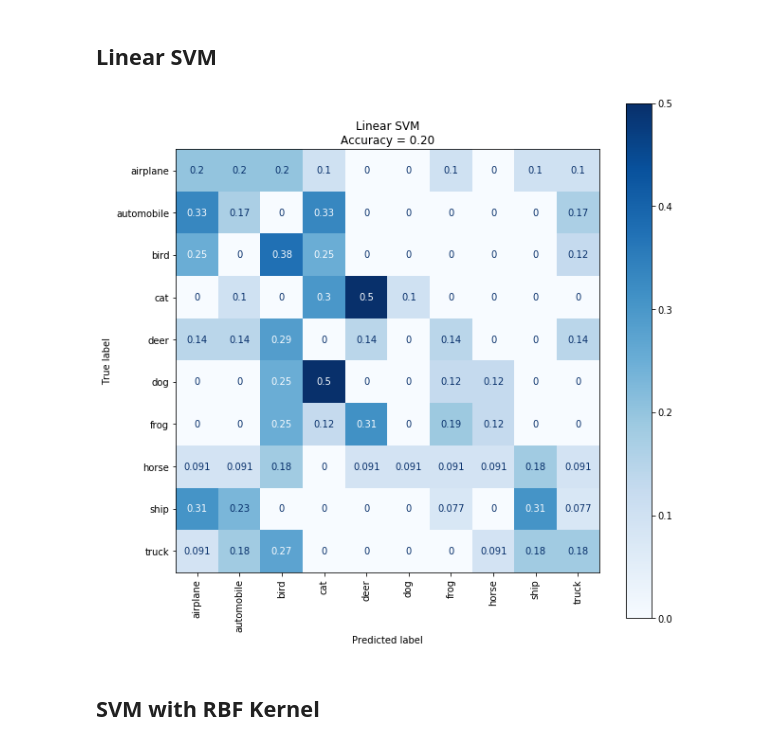
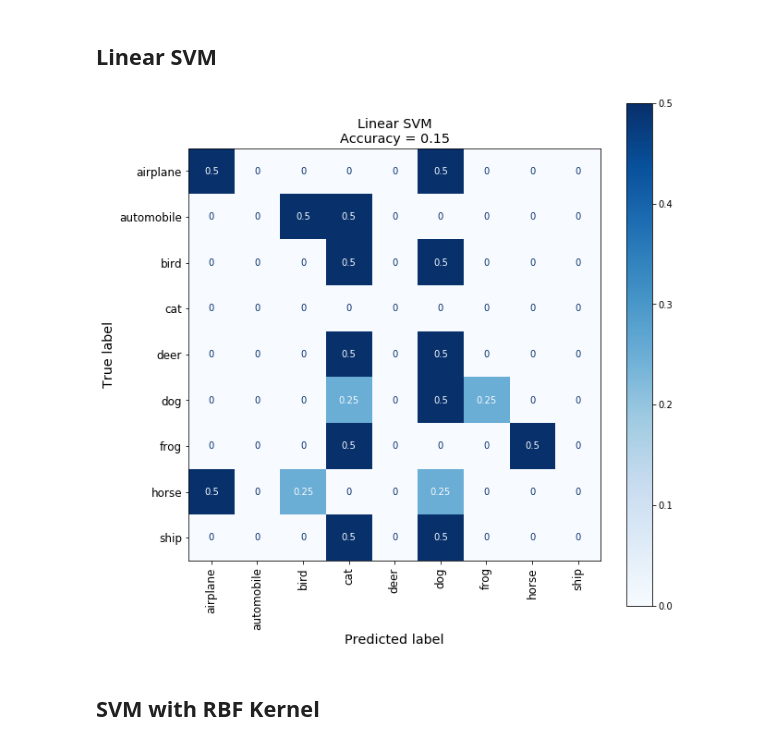
Before and after one commit to TomerRonen34/dl_theory, a Jupyter notebook: ex1/ex1.ipynb, the cells around one changed output. Saved outputs shown, nothing was run; the diff lists cells and outputs as text; code cells hidden in the pictures.

Commit message:
calculating and plotting the confusion matrix

```diff
--- a/ex1/ex1.ipynb
+++ b/ex1/ex1.ipynb
@@ -21,24 +19,32 @@ from utils import shuffle_multiple_arrays, plot_model_results
 # %%
 seed = 34
+save_dir = "models"
 # %% [markdown]
 ### Prepare data
 # %%
 orig_train_images, orig_train_labels, test_images, test_labels, class_names = load_cifar_dataset("cifar-10-batches-py")
 train_images, train_labels = shuffle_multiple_arrays(orig_train_images, orig_train_labels, seed=seed)
+
 X_train = train_images.reshape(len(train_images), -1)
 X_test = test_images.reshape(len(test_images), -1)
+y_train = train_labels.copy()
+y_test = test_labels.copy()
 # %%
-# n = 100
-# X_train, train_labels, X_test, test_labels = X_train[:n], train_labels[:n], X_test[:n], test_labels[:n]
+n = 20
+X_train, y_train, X_test, y_test = X_train[:n], y_train[:n], X_test[:n], y_test[:n]
 # %% [markdown]
 ## Linear SVM
-# %%
-model = SVC(kernel="linear", random_state=seed)
-model.fit(X_train, train_labels)
-y_pred = model.predict(X_test)
-y_true = test_labels
-plot_model_results(y_true, y_pred, class_names, model_name="Linear SVM")
-# %% [output]
-[figure, removed]
+# %%
+model = SVC(kernel="linear", random_state=seed)
+model_name = "linear_svm"
+model_display_name = "Linear SVM"
+
+fit_and_save(model, X_train, y_train,
+             save_dir, model_name)
+
+eval_and_plot(model, X_test, y_test,
+              class_names, save_dir, model_name, model_display_name)
+# %% [output]
+[figure, added]
 # %% [markdown]
 ## SVM with RBF Kernel
```
Also changed, not shown: parts of 4 cells of this notebook, 3 other files.
